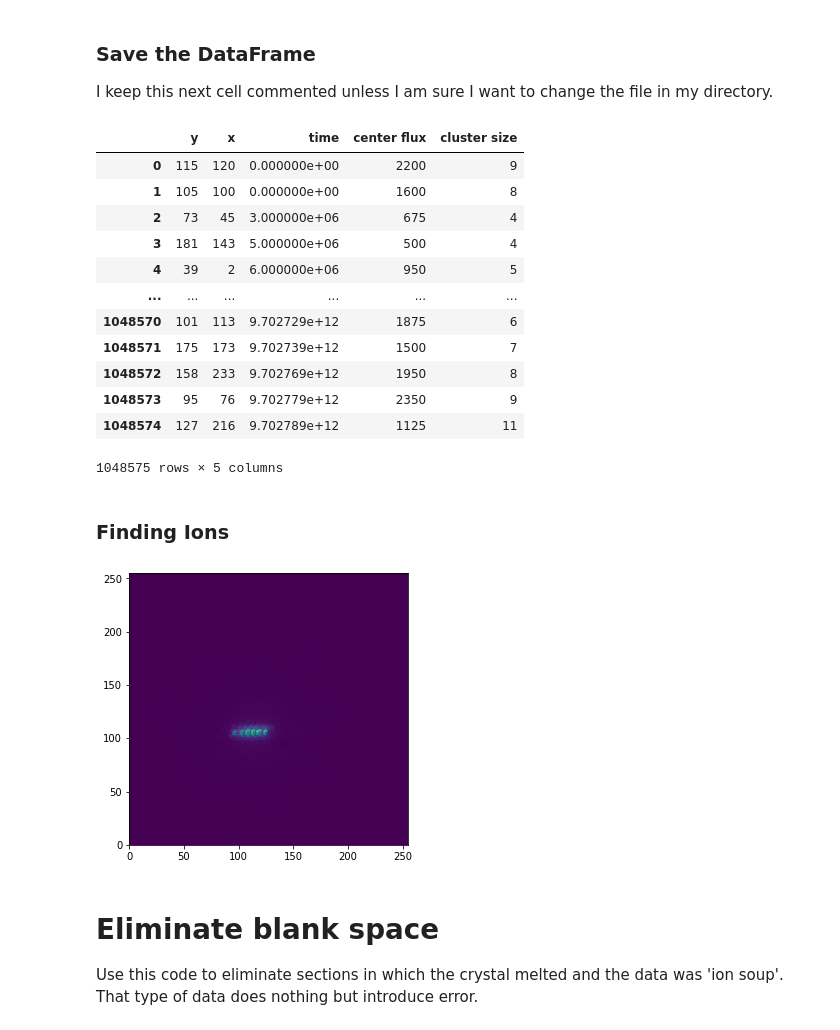
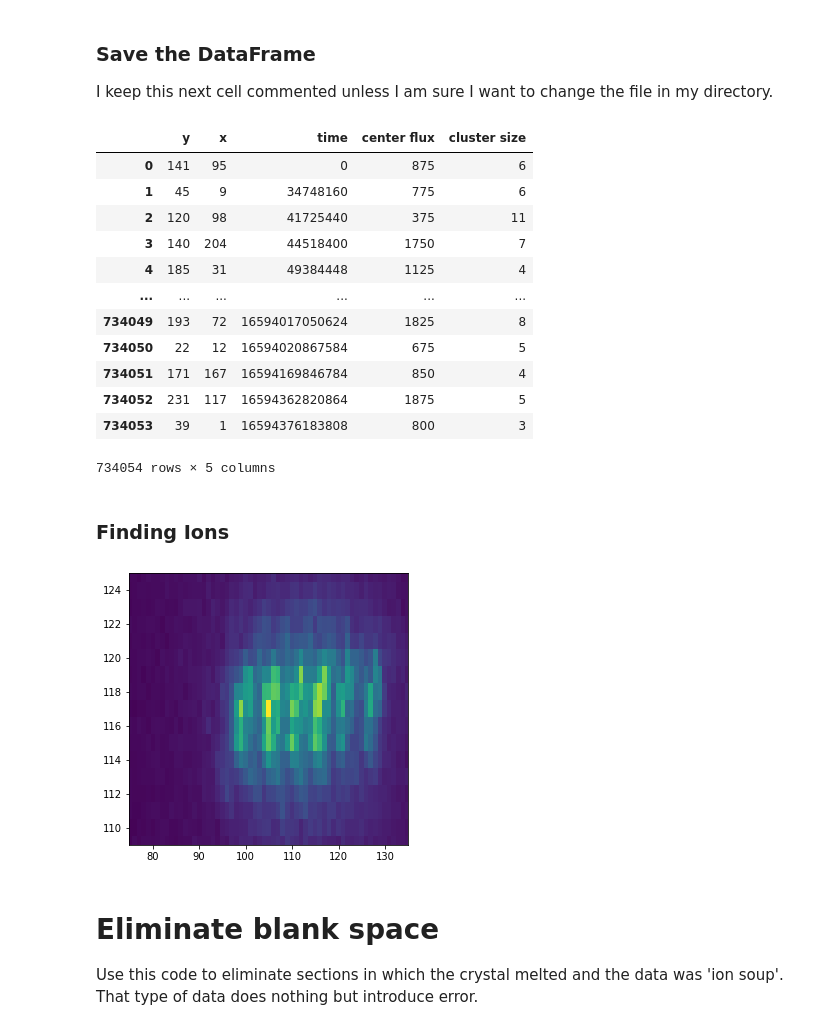
Before and after one commit to UW-ion-trap-group/Trapped_Ion_Tpx3Cam_Analysis, a Jupyter notebook: Tpx3Cam_Projects/Superradiance/Jumps_Data_Pandas.ipynb, the cells around one changed output. Cells and saved outputs as stored; diff of their text form; code cells hidden in the pictures.

```diff
--- a/Tpx3Cam_Projects/Superradiance/Jumps_Data_Pandas.ipynb
+++ b/Tpx3Cam_Projects/Superradiance/Jumps_Data_Pandas.ipynb
@@ -47,45 +47,45 @@ it
 ### Save the DataFrame
 I keep this next cell commented unless I am sure I want to change the file in my directory.
 # %%
-#new_filename = 'Test_Folder/New_File'
-#it.to_csv(new_filename)  ##### changes actual file
-#it
+new_filename = 'Test_Folder/New_File_3'
+it.to_csv(new_filename)  ##### changes actual file
+it
 # %% [output]
 |  | y | x | time | center flux | cluster size |
-| 0 | 115 | 120 | 0.000000e+00 | 2200 | 9 |
-| 1 | 105 | 100 | 0.000000e+00 | 1600 | 8 |
-| 2 | 73 | 45 | 3.000000e+06 | 675 | 4 |
-| 3 | 181 | 143 | 5.000000e+06 | 500 | 4 |
-| 4 | 39 | 2 | 6.000000e+06 | 950 | 5 |
+| 0 | 141 | 95 | 0 | 875 | 6 |
+| 1 | 45 | 9 | 34748160 | 775 | 6 |
+| 2 | 120 | 98 | 41725440 | 375 | 11 |
+| 3 | 140 | 204 | 44518400 | 1750 | 7 |
+| 4 | 185 | 31 | 49384448 | 1125 | 4 |
 | ... | ... | ... | ... | ... | ... |
-| 1048570 | 101 | 113 | 9.702729e+12 | 1875 | 6 |
-| 1048571 | 175 | 173 | 9.702739e+12 | 1500 | 7 |
-| 1048572 | 158 | 233 | 9.702769e+12 | 1950 | 8 |
-| 1048573 | 95 | 76 | 9.702779e+12 | 2350 | 9 |
-| 1048574 | 127 | 216 | 9.702789e+12 | 1125 | 11 |
+| 734049 | 193 | 72 | 16594017050624 | 1825 | 8 |
+| 734050 | 22 | 12 | 16594020867584 | 675 | 5 |
+| 734051 | 171 | 167 | 16594169846784 | 850 | 4 |
+| 734052 | 231 | 117 | 16594362820864 | 1875 | 5 |
+| 734053 | 39 | 1 | 16594376183808 | 800 | 3 |
-1048575 rows × 5 columns
+734054 rows × 5 columns
 # %% [markdown]
 ### Finding Ions
 # %%
 # This cell is used to see an image of the ions. Helpful to make sure ions did not move (blurry) and that there weren't spatial errors
 # Helpful also to identify the locaitons of the ions.
 plt.figure(figsize=(5, 5))
-filename = new_filename
+filename = 'New_File'
 it = pd.read_csv(filename)
-plt.hist2d(it['x'], it['y'], bins = (256, 256), )#range = ([115, 125], [103, 109]))
-x_guess = 52
-y_guess = 102
-#plt.xlim(x_guess-40,x_guess+40)
-#plt.ylim(y_guess-8, y_guess+8)
-x1 = 112; y1 = 112
-x2 = 118; y2 = 112
-x3 = 124; y3 = 112
-x4 = 129; y4 = 112
-x5 = 134; y5 = 112
-x6 = 140; y6 = 113
+plt.hist2d(it['x'], it['y'], bins = (256, 256), )
+x_guess = 105
+y_guess = 117
+plt.xlim(x_guess-30,x_guess+30)
+plt.ylim(y_guess-8, y_guess+8)
+x1 = 99; y1 = 117
+x2 = 105; y2 = 117
+x3 = 111; y3 = 117
+x4 = 116; y4 = 117
+x5 = 121; y5 = 117
+x6 = 127; y6 = 117
 #plt.savefig('Ions.svg')
 # %% [output]
-[figure, old version]
+[figure, new version]
 # %% [markdown]
 # Eliminate blank space
 Use this code to eliminate sections in which the crystal melted and the data was 'ion soup'. That type of data does nothing but introduce error.
```
Also changed, not shown: parts of 6 cells of this notebook, 3 other files.
